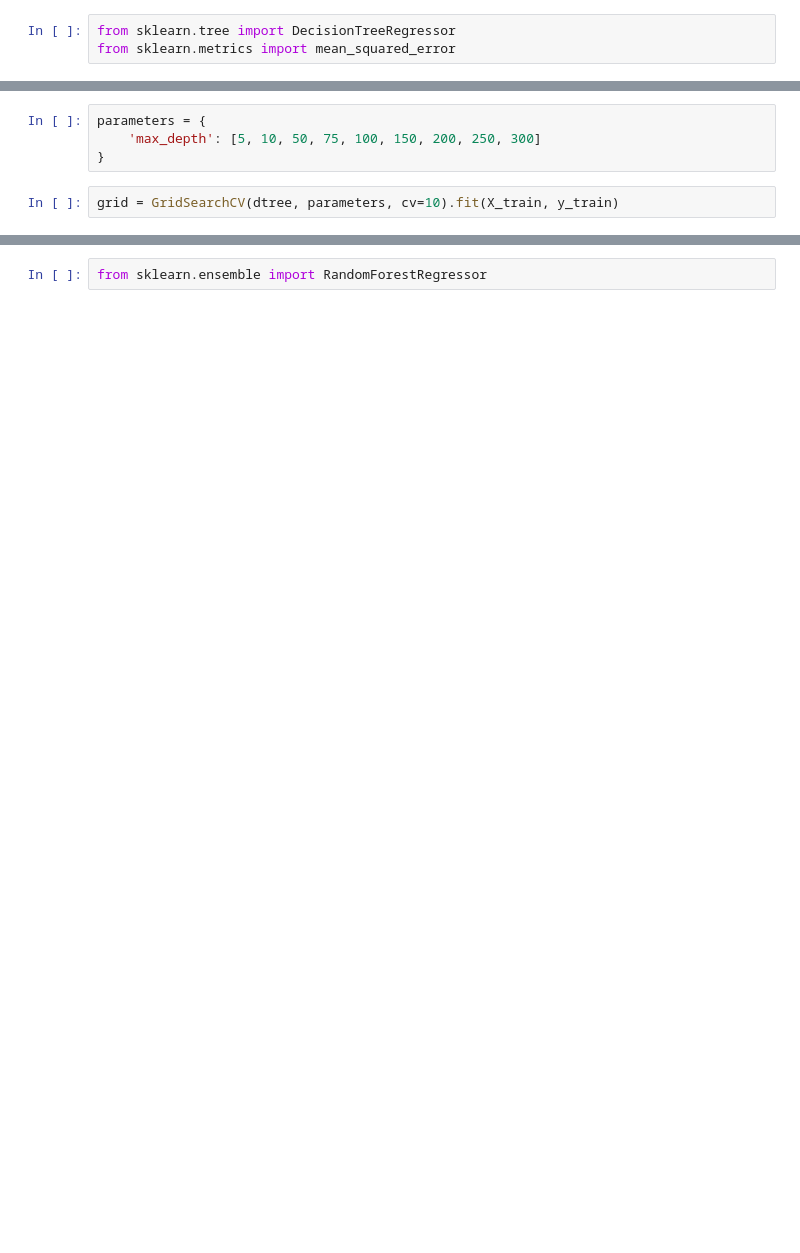
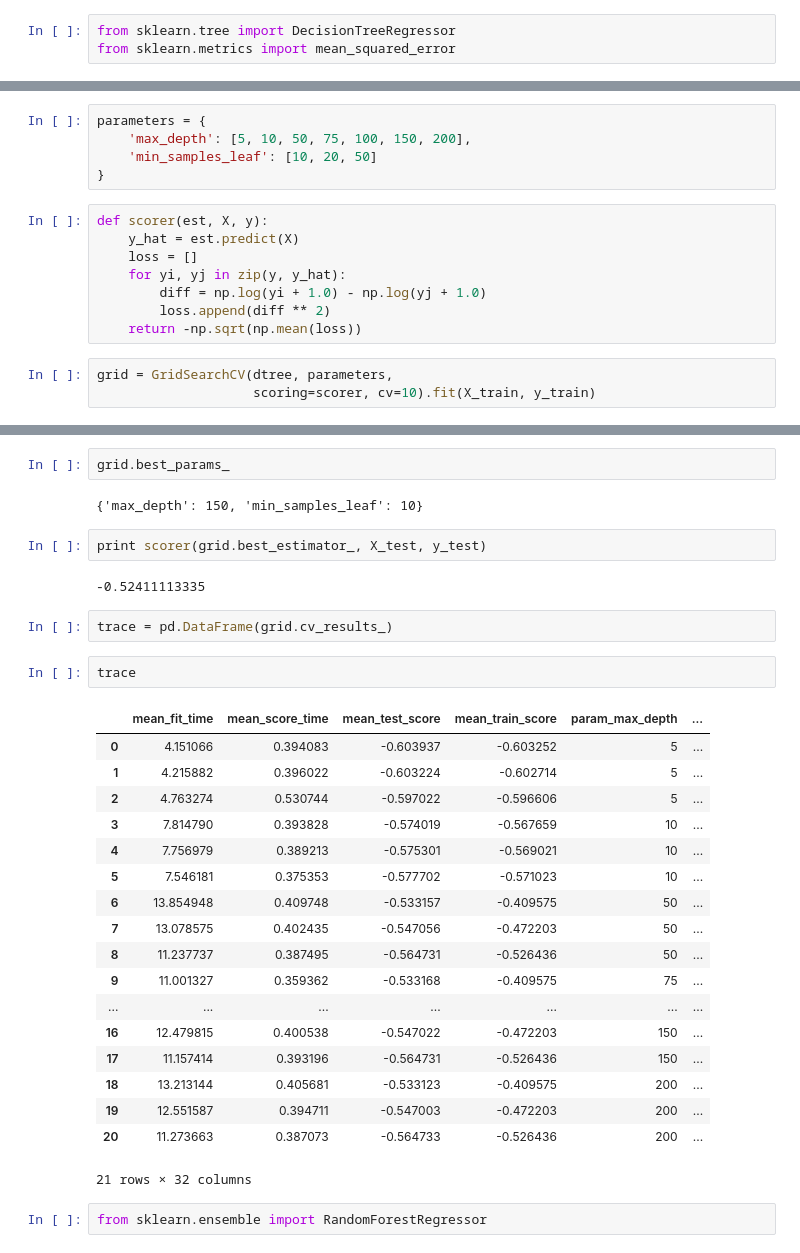
Before and after one commit to suryasumukh/nyc-taxi-trip-duration, a Jupyter notebook: notebooks/RandomForests.ipynb, the cells around one changed output, grey strips where cells are left out. Cells and saved outputs as stored; diff of their text form; blank space fills up the shorter version.

Commit message:
feat: experimented with Decision Trees
Updated notebook with Decision Tree model. Trying out RandomForests.
Avg Test Error same as Simple MLP

```diff
--- a/notebooks/RandomForests.ipynb
+++ b/notebooks/RandomForests.ipynb
@@ -54,6 +66,16 @@ dtree = DecisionTreeRegressor(criterion='mse', max_features=None)
 # %%
 parameters = {
-    'max_depth': [5, 10, 50, 75, 100, 150, 200, 250, 300]
+    'max_depth': [5, 10, 50, 75, 100, 150, 200],
+    'min_samples_leaf': [10, 20, 50]
 }
+# %%
+def scorer(est, X, y):
+    y_hat = est.predict(X)
+    loss = []
+    for yi, yj in zip(y, y_hat):
+        diff = np.log(yi + 1.0) - np.log(yj + 1.0)
+        loss.append(diff ** 2)
+    return -np.sqrt(np.mean(loss))
 # %%
-grid = GridSearchCV(dtree, parameters, cv=10).fit(X_train, y_train)
+grid = GridSearchCV(dtree, parameters,
+                    scoring=scorer, cv=10).fit(X_train, y_train)
@@ -60,3 +102,34 @@ grid = GridSearchCV(dtree, parameters, cv=10).fit(X_train, y_train)
+# %%
+grid.best_params_
+# %% [output]
+{'max_depth': 150, 'min_samples_leaf': 10}
+# %%
+print scorer(grid.best_estimator_, X_test, y_test)
+# %% [output]
+-0.52411113335
+# %%
+trace = pd.DataFrame(grid.cv_results_)
+# %%
+trace
+# %% [output]
+|  | mean_fit_time | mean_score_time | mean_test_score | mean_train_score | param_max_depth | ... |
+| 0 | 4.151066 | 0.394083 | -0.603937 | -0.603252 | 5 | ... |
+| 1 | 4.215882 | 0.396022 | -0.603224 | -0.602714 | 5 | ... |
+| 2 | 4.763274 | 0.530744 | -0.597022 | -0.596606 | 5 | ... |
+| 3 | 7.814790 | 0.393828 | -0.574019 | -0.567659 | 10 | ... |
+| 4 | 7.756979 | 0.389213 | -0.575301 | -0.569021 | 10 | ... |
+| 5 | 7.546181 | 0.375353 | -0.577702 | -0.571023 | 10 | ... |
+| 6 | 13.854948 | 0.409748 | -0.533157 | -0.409575 | 50 | ... |
+| 7 | 13.078575 | 0.402435 | -0.547056 | -0.472203 | 50 | ... |
+| 8 | 11.237737 | 0.387495 | -0.564731 | -0.526436 | 50 | ... |
+| 9 | 11.001327 | 0.359362 | -0.533168 | -0.409575 | 75 | ... |
+| ... | ... | ... | ... | ... | ... | ... |
+| 16 | 12.479815 | 0.400538 | -0.547022 | -0.472203 | 150 | ... |
+| 17 | 11.157414 | 0.393196 | -0.564731 | -0.526436 | 150 | ... |
+| 18 | 13.213144 | 0.405681 | -0.533123 | -0.409575 | 200 | ... |
+| 19 | 12.551587 | 0.394711 | -0.547003 | -0.472203 | 200 | ... |
+| 20 | 11.273663 | 0.387073 | -0.564733 | -0.526436 | 200 | ... |
+21 rows × 32 columns
 # %%
 from sklearn.ensemble import RandomForestRegressor
 # %%
```
Also changed, not shown: parts of 23 cells of this notebook.
